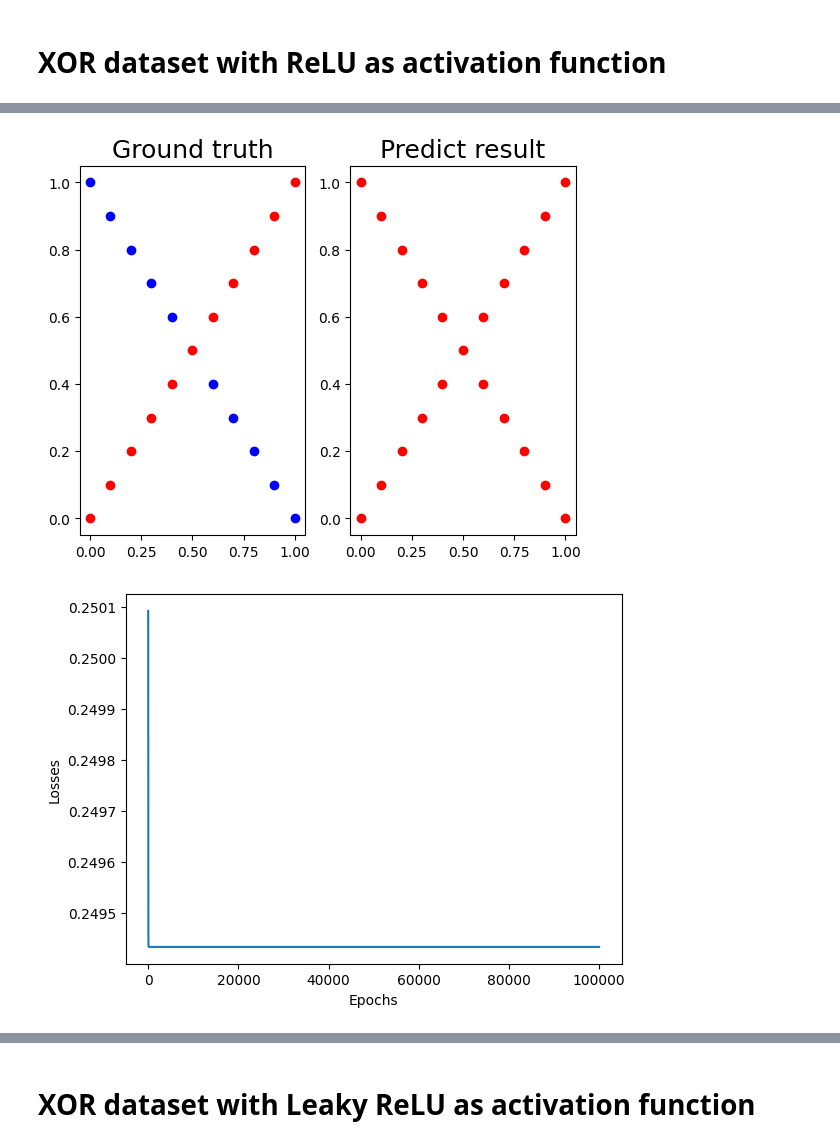
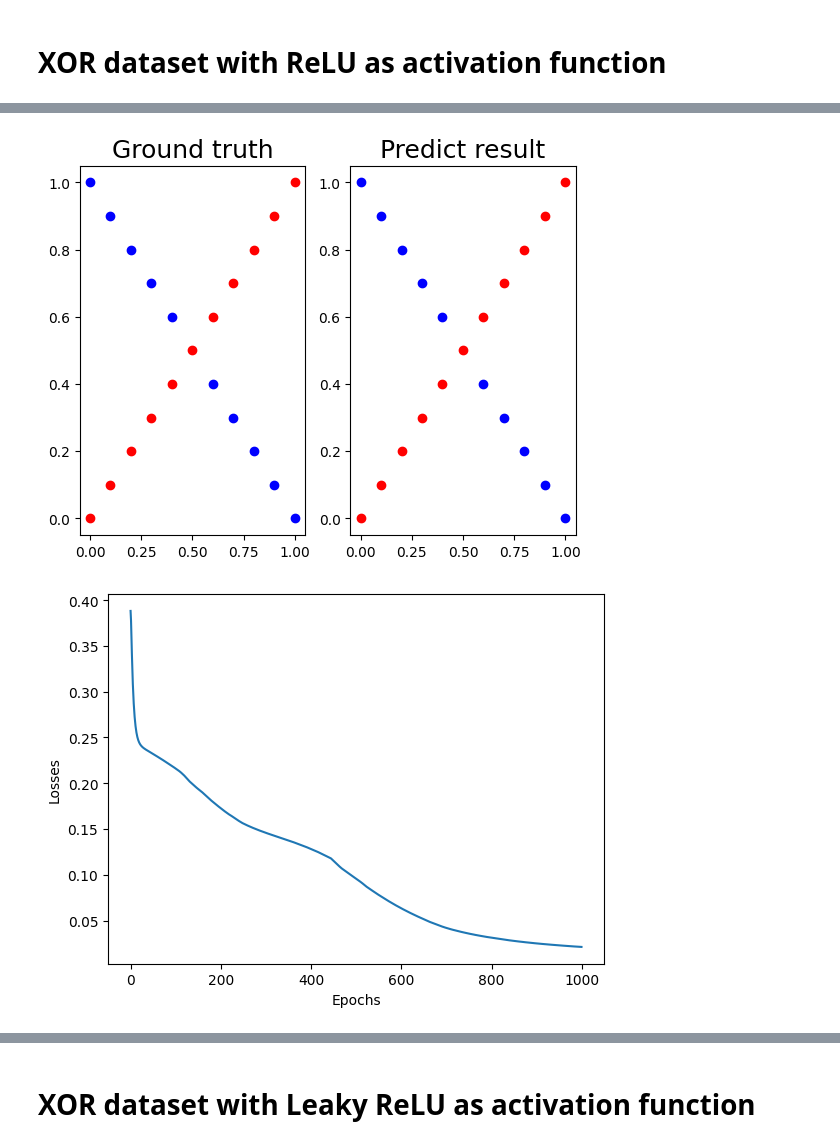
Before and after one commit to sunfu-chou/nycu-deep-learning-2023-spring, a Jupyter notebook: lab1/src/5b_other_act_fcn.ipynb, the cells around one changed output, grey strips where cells are left out. Drawn from its saved outputs; the diff is of its cells as text; code cells hidden in the pictures.

```diff
--- a/lab1/src/5b_other_act_fcn.ipynb
+++ b/lab1/src/5b_other_act_fcn.ipynb
@@ -137,7 +137,7 @@ import numpy as np
 import matplotlib.pyplot as plt
 
 if __name__ == "__main__":
-    np.random.seed(2)
+    np.random.seed(5)
     x, y = utils.generate_linear(100)
 
     dims = (4, 4)
@@ -152,7 +152,7 @@ if __name__ == "__main__":
     accuracies = []
     y_pred = []
 
-    epochs = int(100000)
+    epochs = int(10000)
     for epoch in range(epochs):
         y_pred = nn.forward(x)
         loss_value = loss.forward(y, y_pred)
@@ -329,7 +329,7 @@ import numpy as np
 import matplotlib.pyplot as plt
 
 if __name__ == "__main__":
-    np.random.seed(2)
+    np.random.seed(5)
     x, y = utils.generate_XOR_easy()
 
     dims = (4, 4)
@@ -344,7 +344,7 @@ if __name__ == "__main__":
     accuracies = []
     y_pred = []
 
-    epochs = int(100000)
+    epochs = int(1000)
     for epoch in range(epochs):
         y_pred = nn.forward(x)
         loss_value = loss.forward(y, y_pred)
@@ -382,2 +382,2 @@ epoch: 90000, loss: 0.24943310657596368, accuracy: 0.5238095238095238
-[figure, old version]
+[figure, new version]
-[figure, old version]
+[figure, new version]
```
Also changed, not shown: parts of 7 cells of this notebook, 1 other file.
